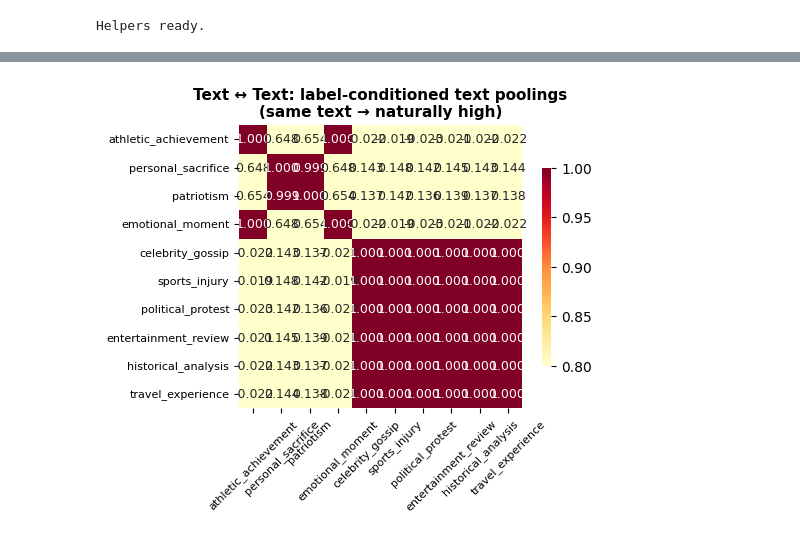
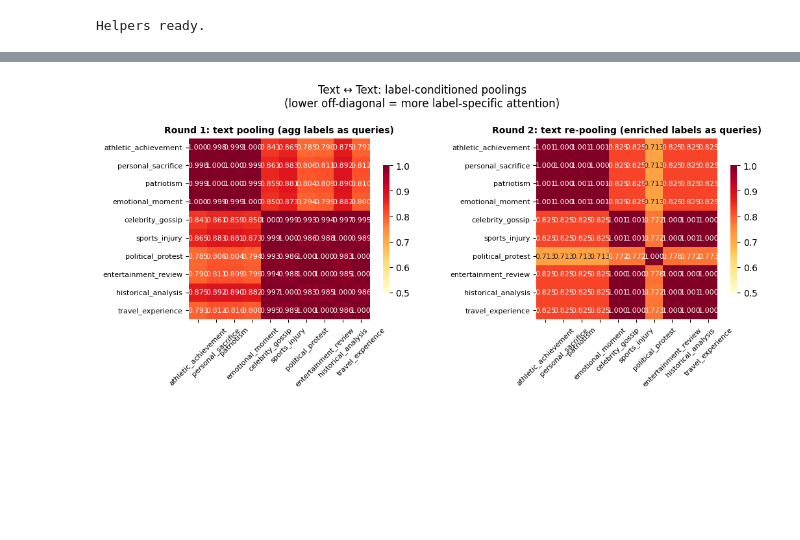
Before and after one commit to KameniAlexNea/zero-shot-classification, a Jupyter notebook: notebooks/ForwardPassVisualization.ipynb, the cells around one changed output, grey strips where cells are left out. Saved outputs shown, nothing was run; the diff lists cells and outputs as text; code cells hidden in the pictures; blank space fills up the shorter version.

```diff
--- a/notebooks/ForwardPassVisualization.ipynb
+++ b/notebooks/ForwardPassVisualization.ipynb
@@ -251,21 +272,20 @@ This shows how each label's attention over text tokens sharpens through the pipe
 # Get text token strings for x-axis labels
 token_ids = batch["input_ids"][0, stages["text_positions"]].cpu().tolist()
 token_strs = tokenizer.tokenizer.convert_ids_to_tokens(token_ids)
-# Shorten for display
 token_strs = [t.replace("▁", "")[:12] for t in token_strs]
 
-text_embs = stages["text_embs"]  # (T, D)
+text_token_embs = stages["text_token_embs"]  # (T, D)
 
-# Similarity matrices: labels × text tokens
-sim_raw_text = cos_sim(stages["raw_label_embs"], text_embs)       # (K, T)
-sim_agg_text = cos_sim(stages["agg_label_embs"], text_embs)       # (K, T)
-sim_enr_text = cos_sim(stages["enriched_label_embs"], text_embs)  # (K, T)
+# Similarity matrices: labels × text tokens at each stage
+sim_raw_text = cos_sim(stages["raw_label_embs"], text_token_embs)
+sim_agg_text = cos_sim(stages["agg_label_embs"], text_token_embs)
+sim_enr_text = cos_sim(stages["enriched_label_embs"], text_token_embs)
 
 fig, axes = plt.subplots(3, 1, figsize=(16, 10))
 
 for ax, sim, title in zip(axes,
     [sim_raw_text, sim_agg_text, sim_enr_text],
-    ["1. Raw [LAB] tokens vs text tokens",
+    ["1. Raw [LAB] vs text tokens",
      "2. Aggregated labels vs text tokens",
      "3. Enriched labels vs text tokens"]):
     sns.heatmap(
@@ -276,7 +296,7 @@ for ax, sim, title in zip(axes,
     ax.set_title(title, fontsize=11, fontweight="bold")
     ax.tick_params(axis="x", rotation=45, labelsize=8)
 
-plt.suptitle("Label × Text Token cosine similarity at each stage", fontsize=13, y=1.01)
+plt.suptitle("Label × Text Token cosine similarity — how attention sharpens", fontsize=13, y=1.01)
 plt.tight_layout()
 plt.show()
 # %% [output]
@@ -291,16 +310,15 @@ Three comparison types:
 # %%
 # ──────────────────────────────────────────────────────────────────────────────
-# 1. LABEL ↔ LABEL: How similar are label embeddings to each other?
+# 1. LABEL ↔ LABEL at each stage
 # ──────────────────────────────────────────────────────────────────────────────
 sim_ll_raw = cos_sim(stages["raw_label_embs"], stages["raw_label_embs"])
 sim_ll_agg = cos_sim(stages["agg_label_embs"], stages["agg_label_embs"])
 sim_ll_enr = cos_sim(stages["enriched_label_embs"], stages["enriched_label_embs"])
 
 fig, axes = plt.subplots(1, 3, figsize=(16, 4.5))
-
 for ax, sim, title in zip(axes,
     [sim_ll_raw, sim_ll_agg, sim_ll_enr],
-    ["1. Raw [LAB] tokens", "2. Aggregated", "3. Enriched"]):
+    ["1. Raw [LAB]", "2. Aggregated", "3. Enriched"]):
     sns.heatmap(
         sim, ax=ax, vmin=-1, vmax=1, cmap="RdBu_r",
         xticklabels=labels, yticklabels=labels,
@@ -310,56 +328,59 @@ for ax, sim, title in zip(axes,
     ax.set_title(title, fontsize=11, fontweight="bold")
     ax.tick_params(axis="x", rotation=45, labelsize=8)
     ax.tick_params(axis="y", rotation=0, labelsize=8)
-
-plt.suptitle("Label ↔ Label cosine similarity at each stage", fontsize=13, y=1.02)
+plt.suptitle("Label ↔ Label cosine similarity", fontsize=13, y=1.02)
 plt.tight_layout()
 plt.show()
 
 # ──────────────────────────────────────────────────────────────────────────────
-# 2. TEXT ↔ TEXT: How similar are label-conditioned text poolings to each other?
-#    (Expected: high — same input text pooled with slightly different attention)
+# 2. TEXT ↔ TEXT at Round 1 and Round 2
 # ──────────────────────────────────────────────────────────────────────────────
-sim_tt = cos_sim(stages["text_repr_embs"], stages["text_repr_embs"])
+sim_tt_r1 = cos_sim(stages["text_r1"], stages["text_r1"])
+sim_tt_r2 = cos_sim(stages["text_r2"], stages["text_r2"])
 
-fig, ax = plt.subplots(figsize=(5.5, 4.5))
+fig, axes = plt.subplots(1, 2, figsize=(11, 4.5))
+for ax, sim, title in zip(axes, [sim_tt_r1, sim_tt_r2],
+    ["Round 1: text pooling (agg labels as queries)",
+     "Round 2: text re-pooling (enriched labels as queries)"]):
+    sns.heatmap(
+        sim, ax=ax, vmin=0.5, vmax=1.0, cmap="YlOrRd",
+        xticklabels=labels, yticklabels=labels,
+        annot=True, fmt=".3f", annot_kws={"size": 8},
+        square=True, cbar_kws={"shrink": 0.7},
+    )
+    ax.set_title(title, fontsize=10, fontweight="bold")
+    ax.tick_params(axis="x", rotation=45, labelsize=8)
+    ax.tick_params(axis="y", rotation=0, labelsize=8)
+plt.suptitle("Text ↔ Text: label-conditioned poolings\n(lower off-diagonal = more label-specific attention)",
+             fontsize=12, y=1.03)
+plt.tight_layout()
+plt.show()
+
+# ──────────────────────────────────────────────────────────────────────────────
+# 3. CROSS: enriched_label_i × text_r2_j (full matrix)
+#    Diagonal = the (text, label) pairs that go into bilinear scoring
+# ──────────────────────────────────────────────────────────────────────────────
+sim_cross = cos_sim(stages["text_r2"], stages["enriched_label_embs"])
+
+fig, ax = plt.subplots(figsize=(6, 5))
 sns.heatmap(
-    sim_tt, ax=ax, vmin=0.8, vmax=1.0, cmap="YlOrRd",
-    xticklabels=labels, yticklabels=labels,
+    sim_cross, ax=ax, vmin=-0.2, vmax=0.8, cmap="RdBu_r",
+    xticklabels=[f"{l}\n(label)" for l in labels],
+    yticklabels=[f"{l}\n(text)" for l in labels],
     annot=True, fmt=".3f", annot_kws={"size": 9},
     square=True, cbar_kws={"shrink": 0.7},
 )
-ax.set_title("Text ↔ Text: label-conditioned text poolings\n(same text → naturally high)",
+ax.set_title("Cross: cos(text_r2_i, enriched_label_j)\nDiagonal = bilinear input pairs",
              fontsize=11, fontweight="bold")
 ax.tick_params(axis="x", rotation=45, labelsize=8)
 ax.tick_params(axis="y", rotation=0, labelsize=8)
 plt.tight_layout()
 plt.show()
 
-# ──────────────────────────────────────────────────────────────────────────────
-# 3. LABEL ↔ TEXT (cross): cos(text_repr_i, enriched_label_j) — full cross matrix
-#    Diagonal = the signal bilinear head uses. Off-diagonal = cross-label confusion.
-# ──────────────────────────────────────────────────────────────────────────────
-sim_lt = cos_sim(stages["text_repr_embs"], stages["enriched_label_embs"])
-
-fig, ax = plt.subplots(figsize=(6, 5))
-sns.heatmap(
-    sim_lt, ax=ax, vmin=0.3, vmax=0.9, cmap="RdBu_r",
-    xticklabels=[f"{l}\n(label)" for l in labels],
-    yticklabels=[f"{l}\n(text)" for l in labels],
-    annot=True, fmt=".3f", annot_kws={"size": 9},
-    square=True, cbar_kws={"shrink": 0.7},
-)
-ax.set_title("Label ↔ Text cross-similarity\ncos(text_repr_i, enriched_label_j)\nDiagonal = what bilinear scores",
-             fontsize=11, fontweight="bold")
-ax.tick_params(axis="x", rotation=45, labelsize=8)
-ax.tick_params(axis="y", rotation=0, labelsize=8)
-plt.tight_layout()
-plt.show()
-
-# Print diagonal summary
-print("\nDiagonal (matched pairs) — this is what the bilinear head operates on:")
-print(f"{'Label':<25} {'cos(text_i, label_i)':>20} {'Expected':>10}")
-print("─" * 58)
+# Print diagonal
+print("\nDiagonal — matched (text, label) pairs fed to bilinear:")
+print(f"{'Label':<25} {'cos(text_r2, enr_label)':>24} {'Expected':>10}")
+print("─" * 62)
 for i, (lbl, exp) in enumerate(zip(labels, expected)):
-    print(f"{lbl:<25} {sim_lt[i, i]:>20.4f} {'TRUE' if exp else 'FALSE':>10}")
+    print(f"{lbl:<25} {sim_cross[i, i]:>24.4f} {'TRUE' if exp else 'FALSE':>10}")
 # %% [output]
@@ -367 +388 @@ for i, (lbl, exp) in enumerate(zip(labels, expected)):
-[figure, old version]
+[figure, new version]
```
Also changed, not shown: parts of 14 cells of this notebook, 2 other files.
